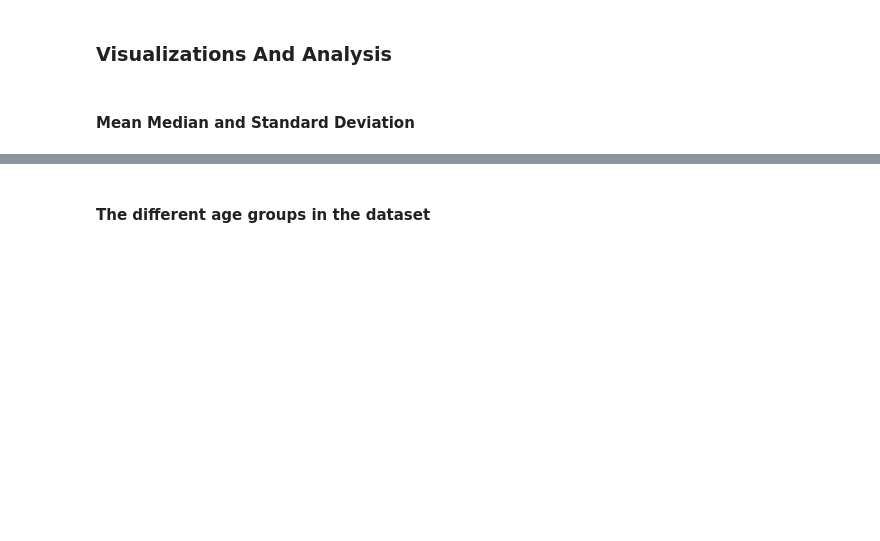
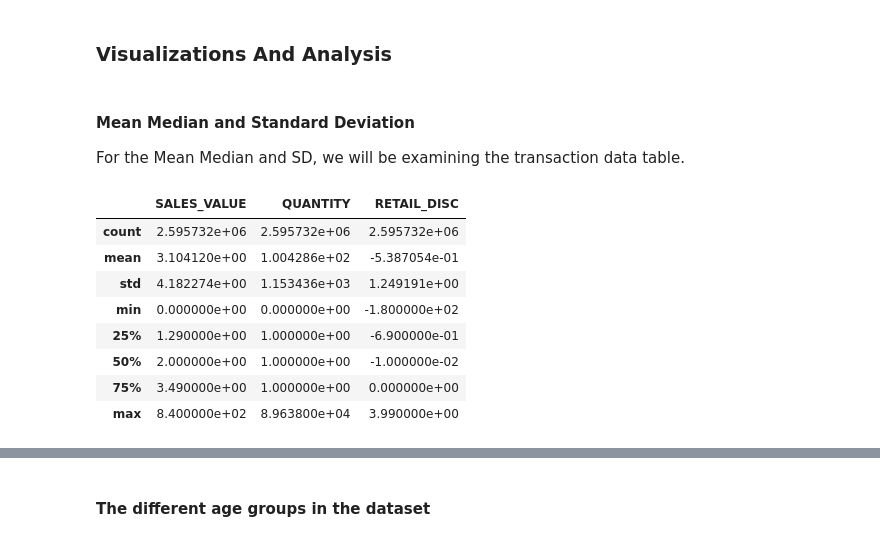
Before and after one commit to vmarklynn/CPSC5310-Project, a Jupyter notebook: Code/EDA_ProjectPart2.ipynb, the cells around one changed output, grey strips where cells are left out. Drawn from its saved outputs; the diff is of its cells as text; code cells hidden in the pictures; blank space fills up the shorter version.

```diff
--- a/Code/EDA_ProjectPart2.ipynb
+++ b/Code/EDA_ProjectPart2.ipynb
@@ -459,3 +450,16 @@ memory usage: 17.1+ MB
 ### Visualizations And Analysis
 # %% [markdown]
 #### Mean Median and Standard Deviation
+For the Mean Median and SD, we will be examining the transaction data table.
+# %%
+transaction_data[["SALES_VALUE", "QUANTITY", "RETAIL_DISC"]].describe()
+# %% [output]
+|  | SALES_VALUE | QUANTITY | RETAIL_DISC |
+| count | 2.595732e+06 | 2.595732e+06 | 2.595732e+06 |
+| mean | 3.104120e+00 | 1.004286e+02 | -5.387054e-01 |
+| std | 4.182274e+00 | 1.153436e+03 | 1.249191e+00 |
+| min | 0.000000e+00 | 0.000000e+00 | -1.800000e+02 |
+| 25% | 1.290000e+00 | 1.000000e+00 | -6.900000e-01 |
+| 50% | 2.000000e+00 | 1.000000e+00 | -1.000000e-02 |
+| 75% | 3.490000e+00 | 1.000000e+00 | 0.000000e+00 |
+| max | 8.400000e+02 | 8.963800e+04 | 3.990000e+00 |
```
Also changed, not shown: parts of 20 cells of this notebook.
